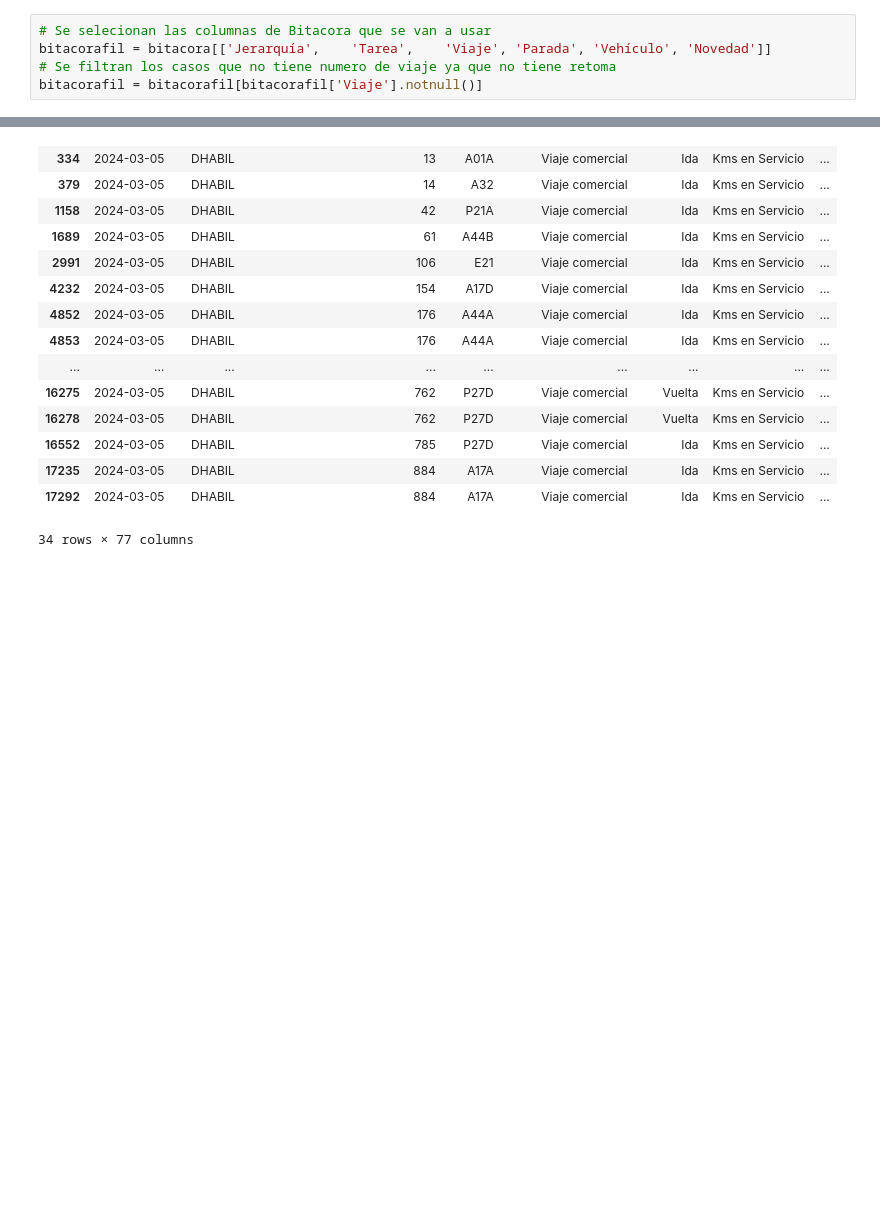
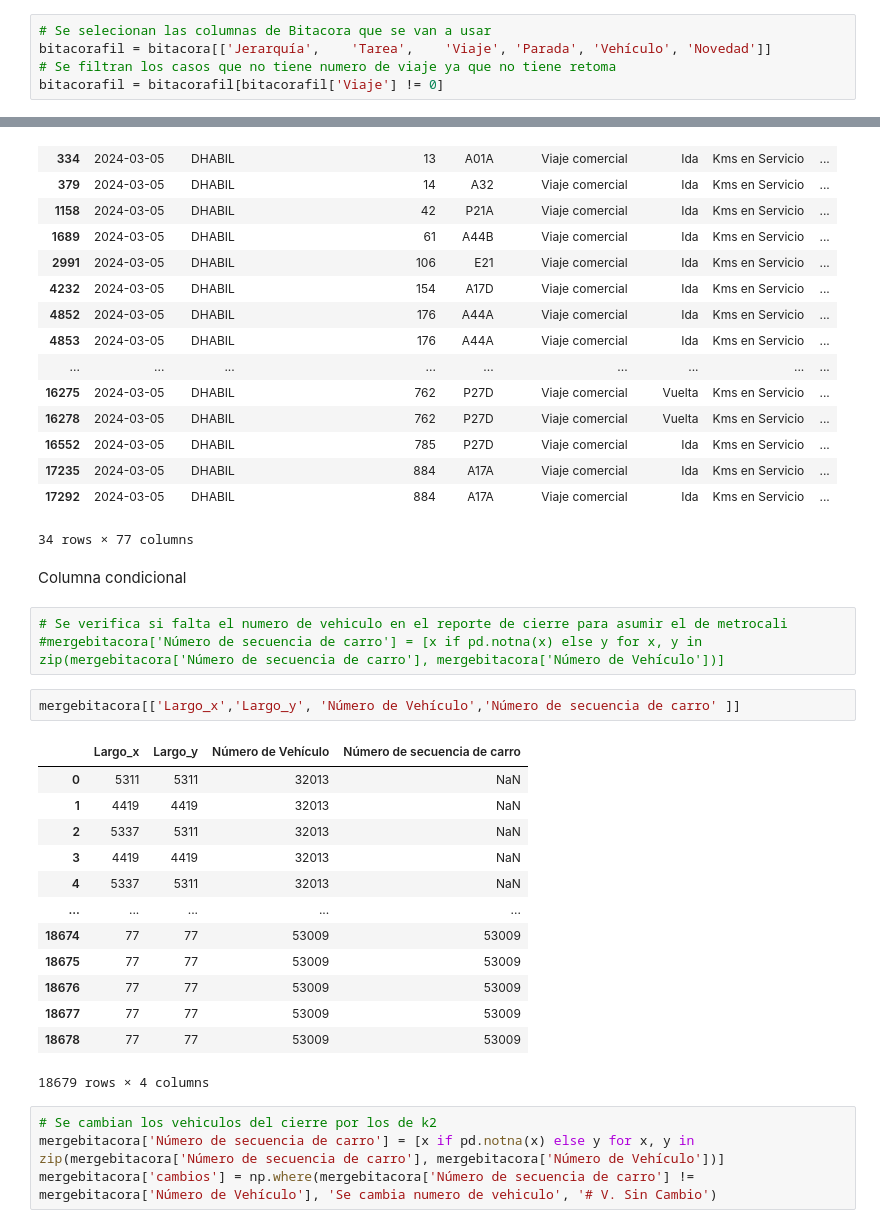
Before and after one commit to williamCastro32/bynm_mergedata, a Jupyter notebook: scripts/Merge.ipynb, the cells around one changed output, grey strips where cells are left out. Saved outputs shown, nothing was run; the diff lists cells and outputs as text; blank space fills up the shorter version.

```diff
--- a/scripts/Merge.ipynb
+++ b/scripts/Merge.ipynb
@@ -144,4 +128,4 @@ bitacora[['Tarea', 'Viaje']]
 # Se selecionan las columnas de Bitacora que se van a usar
 bitacorafil = bitacora[['Jerarquía',	'Tarea',	'Viaje', 'Parada', 'Vehículo', 'Novedad']]
 # Se filtran los casos que no tiene numero de viaje ya que no tiene retoma
-bitacorafil = bitacorafil[bitacorafil['Viaje'].notnull()]
+bitacorafil = bitacorafil[bitacorafil['Viaje'] != 0]
@@ -194,3 +164,28 @@ mergebitacora[mergebitacora['id'].duplicated()]
 | 17235 | 2024-03-05 | DHABIL | 884 | A17A | Viaje comercial | Ida | Kms en Servicio | ... |
 | 17292 | 2024-03-05 | DHABIL | 884 | A17A | Viaje comercial | Ida | Kms en Servicio | ... |
 34 rows × 77 columns
+# %% [markdown]
+Columna condicional
+# %%
+# Se verifica si falta el numero de vehiculo en el reporte de cierre para asumir el de metrocali
+#mergebitacora['Número de secuencia de carro'] = [x if pd.notna(x) else y for x, y in zip(mergebitacora['Número de secuencia de carro'], mergebitacora['Número de Vehículo'])]
+# %%
+mergebitacora[['Largo_x','Largo_y', 'Número de Vehículo','Número de secuencia de carro' ]]
+# %% [output]
+|  | Largo_x | Largo_y | Número de Vehículo | Número de secuencia de carro |
+| 0 | 5311 | 5311 | 32013 | NaN |
+| 1 | 4419 | 4419 | 32013 | NaN |
+| 2 | 5337 | 5311 | 32013 | NaN |
+| 3 | 4419 | 4419 | 32013 | NaN |
+| 4 | 5337 | 5311 | 32013 | NaN |
+| ... | ... | ... | ... | ... |
+| 18674 | 77 | 77 | 53009 | 53009 |
+| 18675 | 77 | 77 | 53009 | 53009 |
+| 18676 | 77 | 77 | 53009 | 53009 |
+| 18677 | 77 | 77 | 53009 | 53009 |
+| 18678 | 77 | 77 | 53009 | 53009 |
+18679 rows × 4 columns
+# %%
+# Se cambian los vehiculos del cierre por los de k2
+mergebitacora['Número de secuencia de carro'] = [x if pd.notna(x) else y for x, y in zip(mergebitacora['Número de secuencia de carro'], mergebitacora['Número de Vehículo'])]
+mergebitacora['cambios'] = np.where(mergebitacora['Número de secuencia de carro'] != mergebitacora['Número de Vehículo'], 'Se cambia numero de vehiculo', '# V. Sin Cambio')
```
Also changed, not shown: parts of 14 cells of this notebook.
